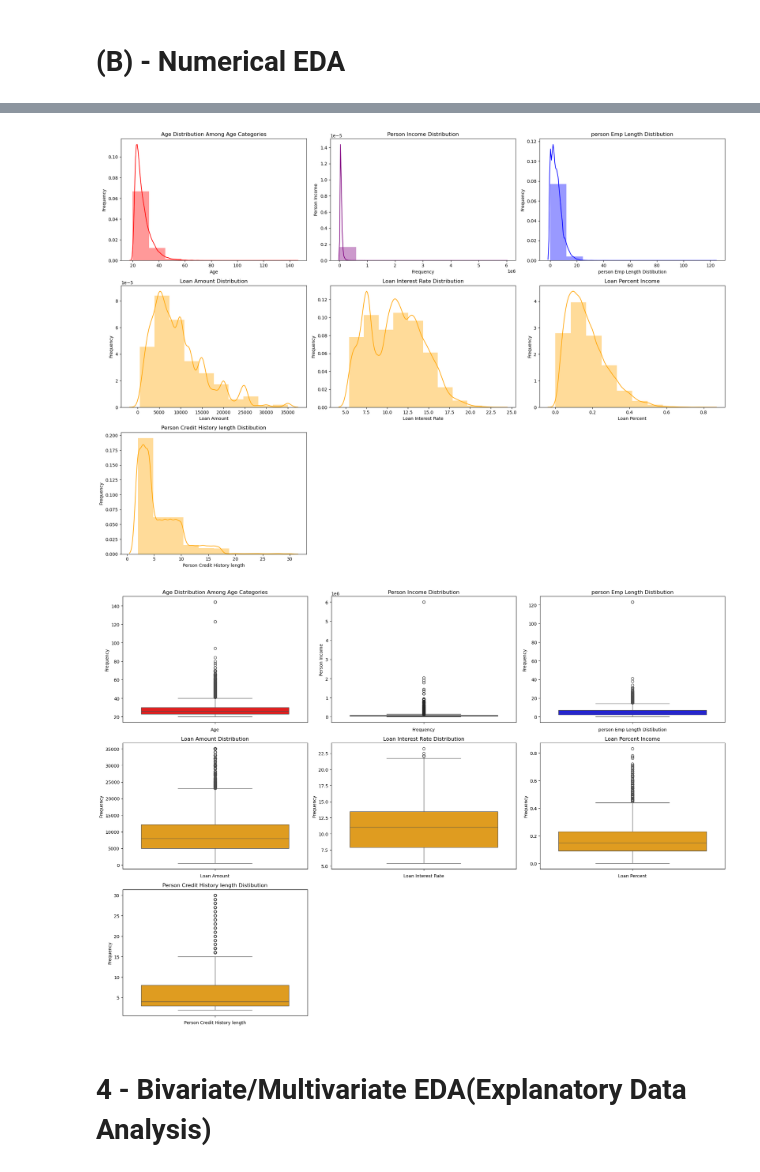
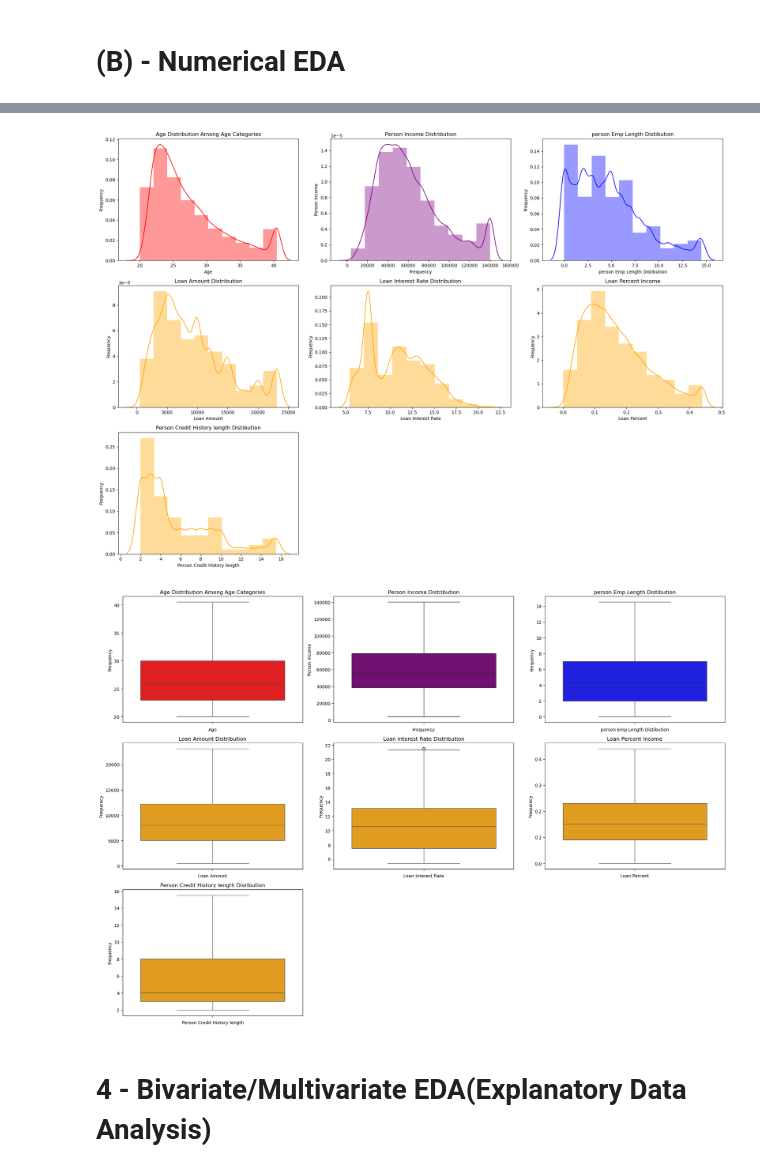
Before and after one commit to Prabh10p/customer-credit-risk-optimization, a Jupyter notebook: notebooks/Eda.ipynb, the cells around one changed output, grey strips where cells are left out. Drawn from its saved outputs; the diff is of its cells as text; code cells hidden in the pictures.

```diff
--- a/notebooks/Eda.ipynb
+++ b/notebooks/Eda.ipynb
@@ -11,7 +11,7 @@ warnings.filterwarnings("ignore")
 # %% [markdown]
 # 2 - Loading the Dataset
 # %%
-df = pd.read_csv('../data/credit_risk_dataset.csv')
+df = pd.read_csv('../data/cleaned_data.csv')
 # moving 2 directory higher since data is in other folder(..)
 # %%
 df.head()
@@ -287,7 +291,7 @@ plt.xlabel("Frequency")
 
 
 plt.subplot(3,3,3)
-sns.distplot(df["person_emp_length"], bins=10, color="blue")  # color should be a string, not a list
+sns.distplot(df["employement_duration"], bins=10, color="blue")  # color should be a string, not a list
 plt.title("person Emp Length Distibution")
 plt.xlabel("person Emp Length Distibution")
 plt.ylabel("Frequency")
@@ -295,7 +299,7 @@ plt.ylabel("Frequency")
 
 
 plt.subplot(3,3,4)
-sns.distplot(df["loan_amnt"], bins=10, color="orange")  # color should be a string, not a list
+sns.distplot(df["loan_amount"], bins=10, color="orange")  # color should be a string, not a list
 plt.title("Loan Amount Distribution")
 plt.xlabel("Loan Amount")
 plt.ylabel("Frequency")
@@ -303,35 +307,35 @@ plt.ylabel("Frequency")
 
 
 
 
 
 plt.subplot(3,3,5)
 sns.distplot(df["loan_int_rate"], bins=10, color="orange")  # color should be a string, not a list
 plt.title("Loan Interest Rate Distribution")
 plt.xlabel("Loan Interest Rate")
 plt.ylabel("Frequency")
 
 
 
 plt.subplot(3,3,6)
 sns.distplot(df["loan_percent_income"], bins=10, color="orange")  # color should be a string, not a list
 plt.title("Loan Percent Income")
 plt.xlabel("Loan Percent")
 plt.ylabel("Frequency")
 
 
 
 
 plt.subplot(3,3,7)
-sns.distplot(df["cb_person_cred_hist_length"], bins=10, color="orange")  # color should be a string, not a list
+sns.distplot(df["credit_history_duration"], bins=10, color="orange")  # color should be a string, not a list
 plt.title("Person Credit History length Distibution")
 plt.xlabel("Person Credit History length")
 plt.ylabel("Frequency")\
 
 plt.tight_layout()
 plt.show()
 # %% [output]
-[figure, old version]
+[figure, new version]
 # %%
 # Observations-:
 # %%
@@ -357,7 +361,7 @@ plt.xlabel("Frequency")
 
 
 plt.subplot(3,3,3)
-sns.boxplot(df["person_emp_length"], color="blue")  # color should be a string, not a list
+sns.boxplot(df["employement_duration"], color="blue")  # color should be a string, not a list
 plt.title("person Emp Length Distibution")
 plt.xlabel("person Emp Length Distibution")
 plt.ylabel("Frequency")
@@ -365,7 +369,7 @@ plt.ylabel("Frequency")
 
 
 plt.subplot(3,3,4)
-sns.boxplot(df["loan_amnt"], color="orange")  # color should be a string, not a list
+sns.boxplot(df["loan_amount"], color="orange")  # color should be a string, not a list
 plt.title("Loan Amount Distribution")
 plt.xlabel("Loan Amount")
 plt.ylabel("Frequency")
@@ -393,15 +397,15 @@ plt.ylabel("Frequency")
 
 
 plt.subplot(3,3,7)
-sns.boxplot(df["cb_person_cred_hist_length"], color="orange")  # color should be a string, not a list
+sns.boxplot(df["credit_history_duration"], color="orange")  # color should be a string, not a list
 plt.title("Person Credit History length Distibution")
 plt.xlabel("Person Credit History length")
-plt.ylabel("Frequency")\
+plt.ylabel("Frequency")
 
 plt.tight_layout()
 plt.show()
 # %% [output]
-[figure, old version]
+[figure, new version]
 # %%
 #Observations-:
 # %% [markdown]
```
Also changed, not shown: parts of 13 cells of this notebook, 2 other files.
